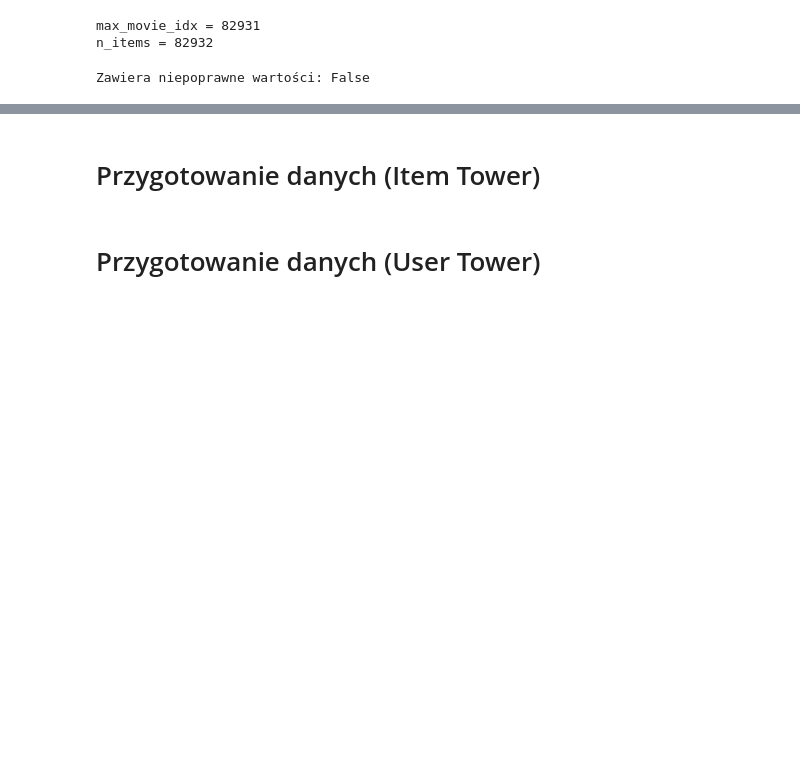
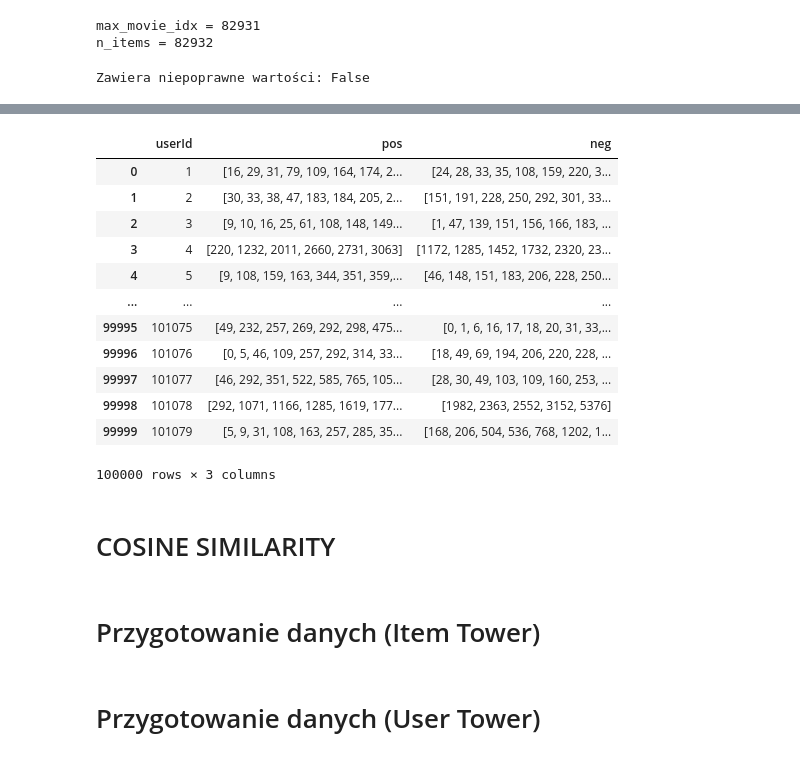
Before and after one commit to pmikuli/movie-recommendation-system, a Jupyter notebook: two_tower_model/Two_tower_v2.ipynb, the cells around one changed output, grey strips where cells are left out. Saved outputs shown, nothing was run; the diff lists cells and outputs as text; code cells hidden in the pictures; blank space fills up the shorter version.

```diff
--- a/two_tower_model/Two_tower_v2.ipynb
+++ b/two_tower_model/Two_tower_v2.ipynb
@@ -142,3 +149,19 @@ memory usage: 11.2+ MB
+# %%
+df_ratings.head(100000)
+# %% [output]
+|  | userId | pos | neg |
+| 0 | 1 | [16, 29, 31, 79, 109, 164, 174, 2... | [24, 28, 33, 35, 108, 159, 220, 3... |
+| 1 | 2 | [30, 33, 38, 47, 183, 184, 205, 2... | [151, 191, 228, 250, 292, 301, 33... |
+| 2 | 3 | [9, 10, 16, 25, 61, 108, 148, 149... | [1, 47, 139, 151, 156, 166, 183, ... |
+| 3 | 4 | [220, 1232, 2011, 2660, 2731, 3063] | [1172, 1285, 1452, 1732, 2320, 23... |
+| 4 | 5 | [9, 108, 159, 163, 344, 351, 359,... | [46, 148, 151, 183, 206, 228, 250... |
+| ... | ... | ... | ... |
+| 99995 | 101075 | [49, 232, 257, 269, 292, 298, 475... | [0, 1, 6, 16, 17, 18, 20, 31, 33,... |
+| 99996 | 101076 | [0, 5, 46, 109, 257, 292, 314, 33... | [18, 49, 69, 194, 206, 220, 228, ... |
+| 99997 | 101077 | [46, 292, 351, 522, 585, 765, 105... | [28, 30, 49, 103, 109, 160, 253, ... |
+| 99998 | 101078 | [292, 1071, 1166, 1285, 1619, 177... | [1982, 2363, 2552, 3152, 5376] |
+| 99999 | 101079 | [5, 9, 31, 108, 163, 257, 285, 35... | [168, 206, 504, 536, 768, 1202, 1... |
+100000 rows × 3 columns
 # %%
 #FOR QUICK TEST's
 
@@ -149 +172,3 @@ if DEBUG:
     df_ratings = df_ratings[df_ratings['userId'].isin(df_users['userId'])].copy()
+# %% [markdown]
+# COSINE SIMILARITY
```
Also changed, not shown: parts of 21 cells of this notebook.
